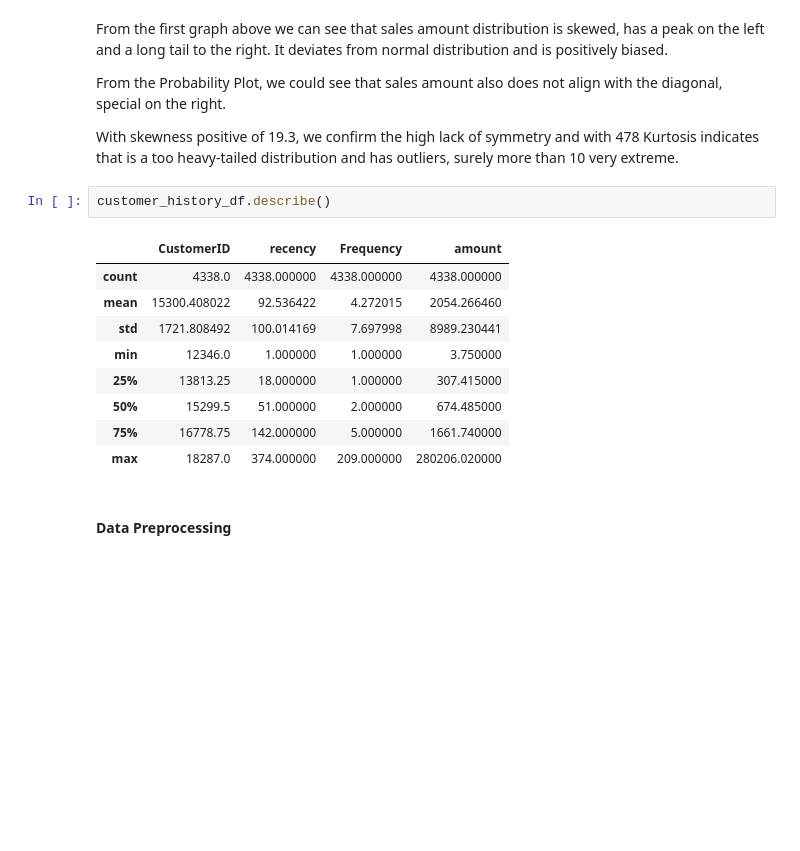
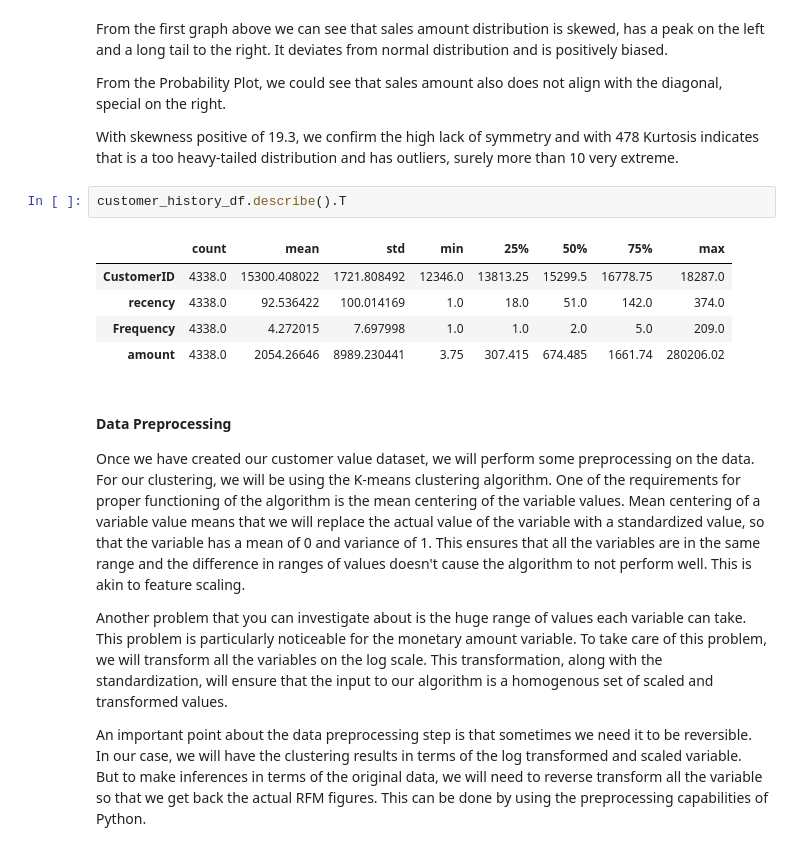
Before and after one commit to INCREDIBLE-AURNOB/Market-Basket-Analysis-and-Customer-Segmentation-, a Jupyter notebook: main.ipynb, the cells around one changed output. Saved outputs shown, nothing was run; the diff lists cells and outputs as text; blank space fills up the shorter version.

```diff
--- a/main.ipynb
+++ b/main.ipynb
@@ -401,16 +401,18 @@ From the Probability Plot, we could see that sales amount also does not align wi
 
 With skewness positive of 19.3, we confirm the high lack of symmetry and with 478 Kurtosis indicates that is a too heavy-tailed distribution and has outliers, surely more than 10 very extreme.
 # %%
-customer_history_df.describe()
+customer_history_df.describe().T
 # %% [output]
-|  | CustomerID | recency | Frequency | amount |
-| count | 4338.0 | 4338.000000 | 4338.000000 | 4338.000000 |
-| mean | 15300.408022 | 92.536422 | 4.272015 | 2054.266460 |
-| std | 1721.808492 | 100.014169 | 7.697998 | 8989.230441 |
-| min | 12346.0 | 1.000000 | 1.000000 | 3.750000 |
-| 25% | 13813.25 | 18.000000 | 1.000000 | 307.415000 |
-| 50% | 15299.5 | 51.000000 | 2.000000 | 674.485000 |
-| 75% | 16778.75 | 142.000000 | 5.000000 | 1661.740000 |
-| max | 18287.0 | 374.000000 | 209.000000 | 280206.020000 |
+|  | count | mean | std | min | 25% | 50% | 75% | max |
+| CustomerID | 4338.0 | 15300.408022 | 1721.808492 | 12346.0 | 13813.25 | 15299.5 | 16778.75 | 18287.0 |
+| recency | 4338.0 | 92.536422 | 100.014169 | 1.0 | 18.0 | 51.0 | 142.0 | 374.0 |
+| Frequency | 4338.0 | 4.272015 | 7.697998 | 1.0 | 1.0 | 2.0 | 5.0 | 209.0 |
+| amount | 4338.0 | 2054.26646 | 8989.230441 | 3.75 | 307.415 | 674.485 | 1661.74 | 280206.02 |
-# %% [markdown]
-#### Data Preprocessing
+# %% [markdown]
+#### Data Preprocessing
+
+Once we have created our customer value dataset, we will perform some preprocessing on the data. For our clustering, we will be using the K-means clustering algorithm. One of the requirements for proper functioning of the algorithm is the mean centering of the variable values. Mean centering of a variable value means that we will replace the actual value of the variable with a standardized value, so that the variable has a mean of 0 and variance of 1. This ensures that all the variables are in the same range and the difference in ranges of values doesn't cause the algorithm to not perform well. This is akin to feature scaling.
+
+Another problem that you can investigate about is the huge range of values each variable can take. This problem is particularly noticeable for the monetary amount variable. To take care of this problem, we will transform all the variables on the log scale. This transformation, along with the standardization, will ensure that the input to our algorithm is a homogenous set of scaled and transformed values.
+
+An important point about the data preprocessing step is that sometimes we need it to be reversible. In our case, we will have the clustering results in terms of the log transformed and scaled variable. But to make inferences in terms of the original data, we will need to reverse transform all the variable so that we get back the actual RFM figures. This can be done by using the preprocessing capabilities of Python.
```
Also changed, not shown: parts of 10 cells of this notebook.
